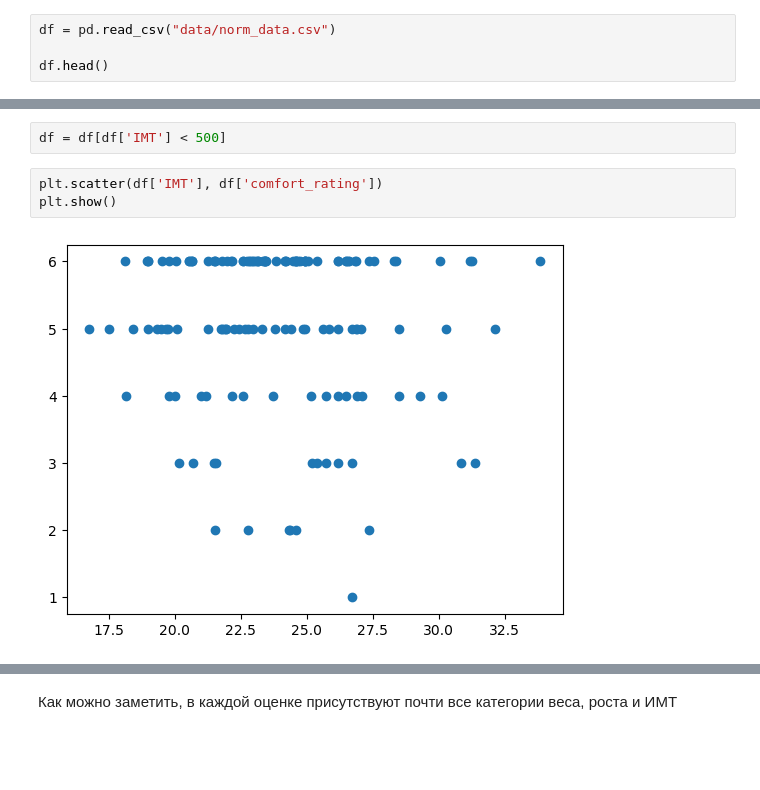
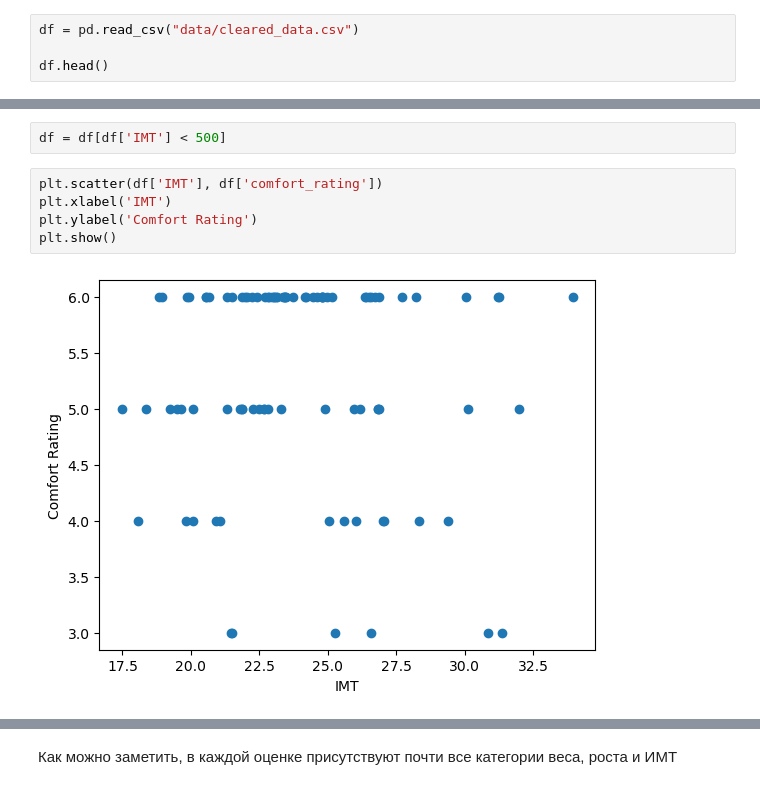
Before and after one commit to VladSunny/YLDA-Climate, a Jupyter notebook: Vlad/HeightWeightAnalysis.ipynb, the cells around one changed output, grey strips where cells are left out. Cells and saved outputs as stored; diff of their text form; blank space fills up the shorter version.

```diff
--- a/Vlad/HeightWeightAnalysis.ipynb
+++ b/Vlad/HeightWeightAnalysis.ipynb
@@ -6,7 +6,7 @@ from dython.nominal import associations
 import matplotlib.pyplot as plt
 import seaborn as sns
 # %%
-df = pd.read_csv("data/norm_data.csv")
+df = pd.read_csv("data/cleared_data.csv")
 
 df.head()
 # %% [output]
@@ -72,8 +80,10 @@ Name: IMT, dtype: float64
 df = df[df['IMT'] < 500]
 # %%
 plt.scatter(df['IMT'], df['comfort_rating'])
+plt.xlabel('IMT')
+plt.ylabel('Comfort Rating')
 plt.show()
 # %% [output]
-[figure, old version]
+[figure, new version]
 # %%
 plt.scatter(df['height'], df['comfort_rating'])
```
Also changed, not shown: parts of 14 cells of this notebook, 2 other files.
